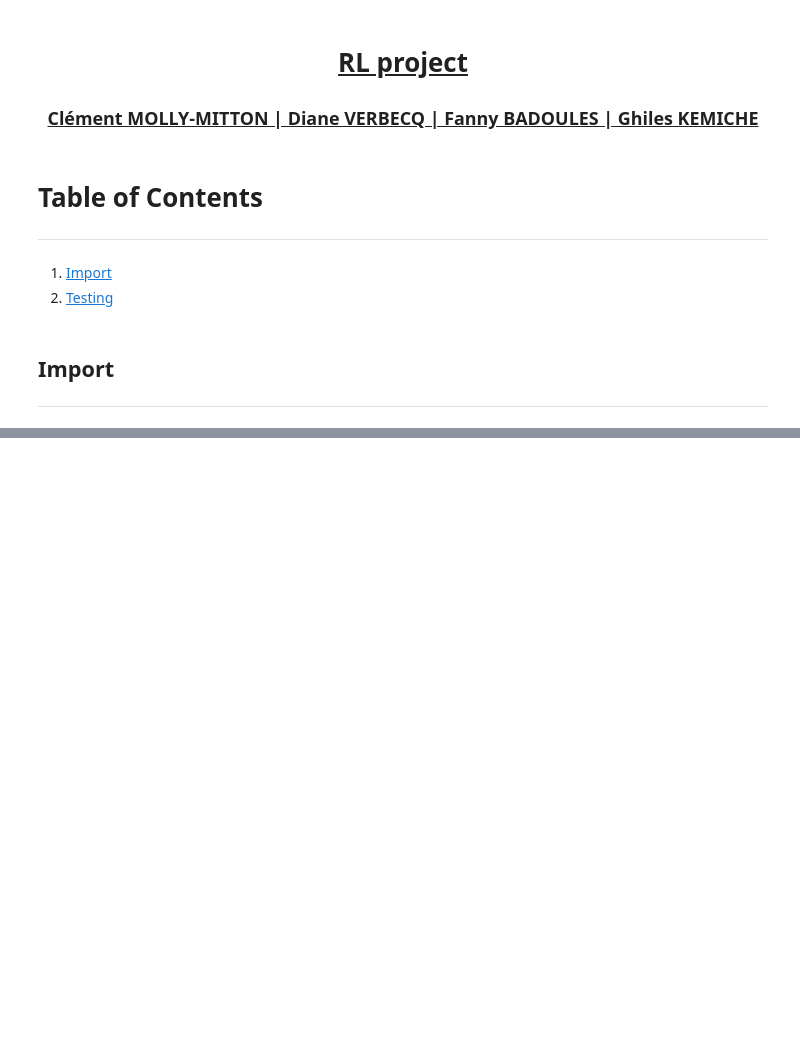
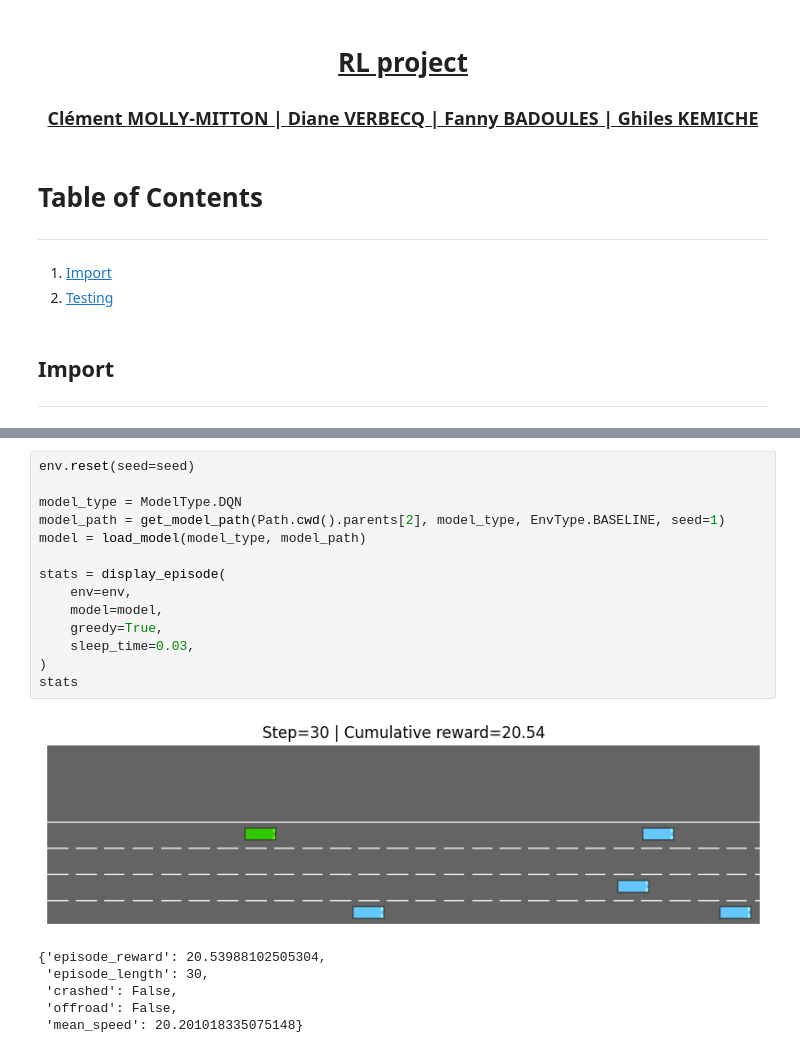
Before and after one commit to Bliights/RL-project, a Jupyter notebook: src/scripts/visualization/RL_project_group4.ipynb, the cells around one changed output, grey strips where cells are left out. Cells and saved outputs as stored; diff of their text form; blank space fills up the shorter version.

```diff
--- a/src/scripts/visualization/RL_project_group4.ipynb
+++ b/src/scripts/visualization/RL_project_group4.ipynb
@@ -65,0 +677,21 @@ stats
+# %%
+env.reset(seed=seed)
+
+model_type = ModelType.DQN
+model_path = get_model_path(Path.cwd().parents[2], model_type, EnvType.BASELINE, seed=1)
+model = load_model(model_type, model_path)
+
+stats = display_episode(
+    env=env,
+    model=model,
+    greedy=True,
+    sleep_time=0.03,
+)
+stats
+# %% [output]
+[figure, added]
+{'episode_reward': 20.53988102505304,
+ 'episode_length': 30,
+ 'crashed': False,
+ 'offroad': False,
+ 'mean_speed': 20.201018335075148}
```
Also changed, not shown: parts of 25 cells of this notebook.
